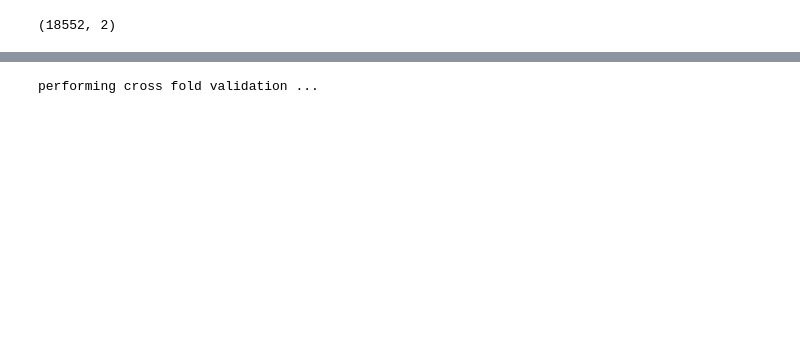
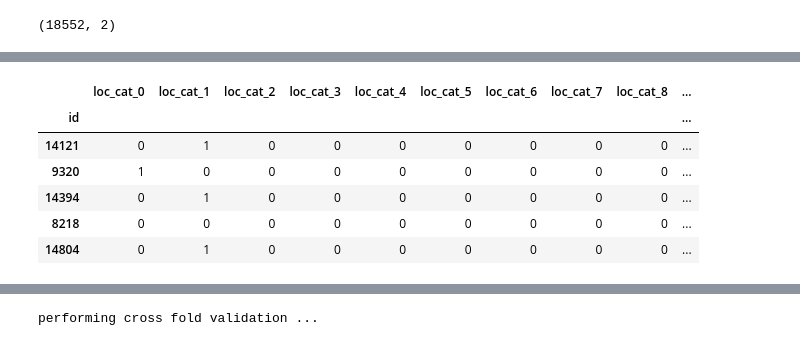
Before and after one commit to darekarsam/TelstraChallenge, a Jupyter notebook: kaggleChallenge.ipynb, the cells around one changed output, grey strips where cells are left out. Saved outputs shown, nothing was run; the diff lists cells and outputs as text; code cells hidden in the pictures; blank space fills up the shorter version.

```diff
--- a/kaggleChallenge.ipynb
+++ b/kaggleChallenge.ipynb
@@ -62,0 +97,11 @@ len(data.location.unique())
+# %%
+df=pd.get_dummies(data.loc_cat,prefix='loc_cat')
+df.head()
+# %% [output]
+|  | loc_cat_0 | loc_cat_1 | loc_cat_2 | loc_cat_3 | loc_cat_4 | loc_cat_5 | loc_cat_6 | loc_cat_7 | loc_cat_8 | ... |
+| id |  |  |  |  |  |  |  |  |  | ... |
+| 14121 | 0 | 1 | 0 | 0 | 0 | 0 | 0 | 0 | 0 | ... |
+| 9320 | 1 | 0 | 0 | 0 | 0 | 0 | 0 | 0 | 0 | ... |
+| 14394 | 0 | 1 | 0 | 0 | 0 | 0 | 0 | 0 | 0 | ... |
+| 8218 | 0 | 0 | 0 | 0 | 0 | 0 | 0 | 0 | 0 | ... |
+| 14804 | 0 | 1 | 0 | 0 | 0 | 0 | 0 | 0 | 0 | ... |
```
Also changed, not shown: parts of 24 cells of this notebook, 15 other files.
